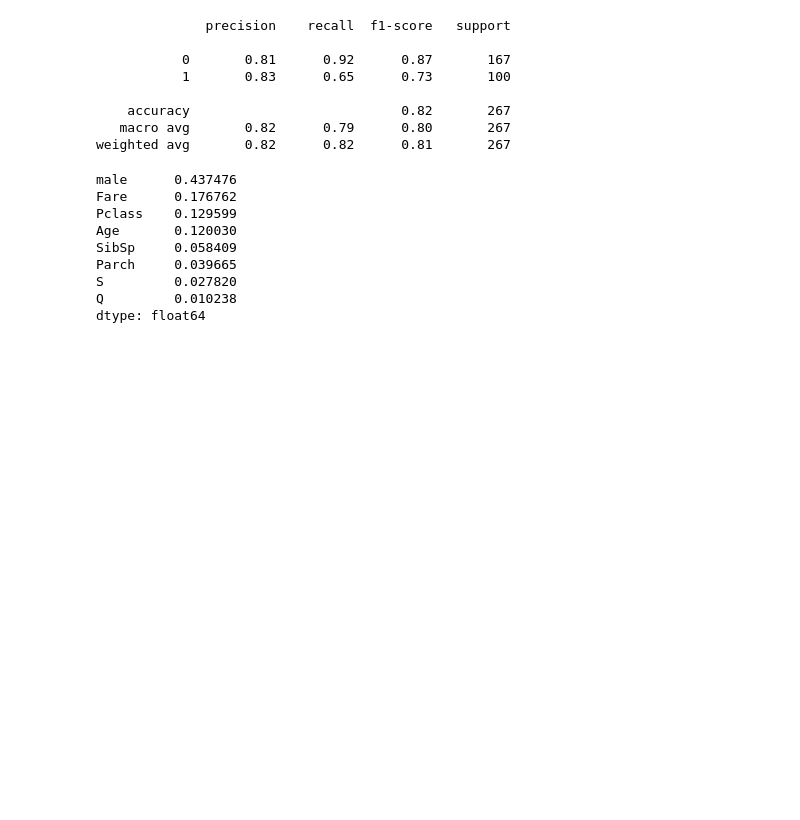
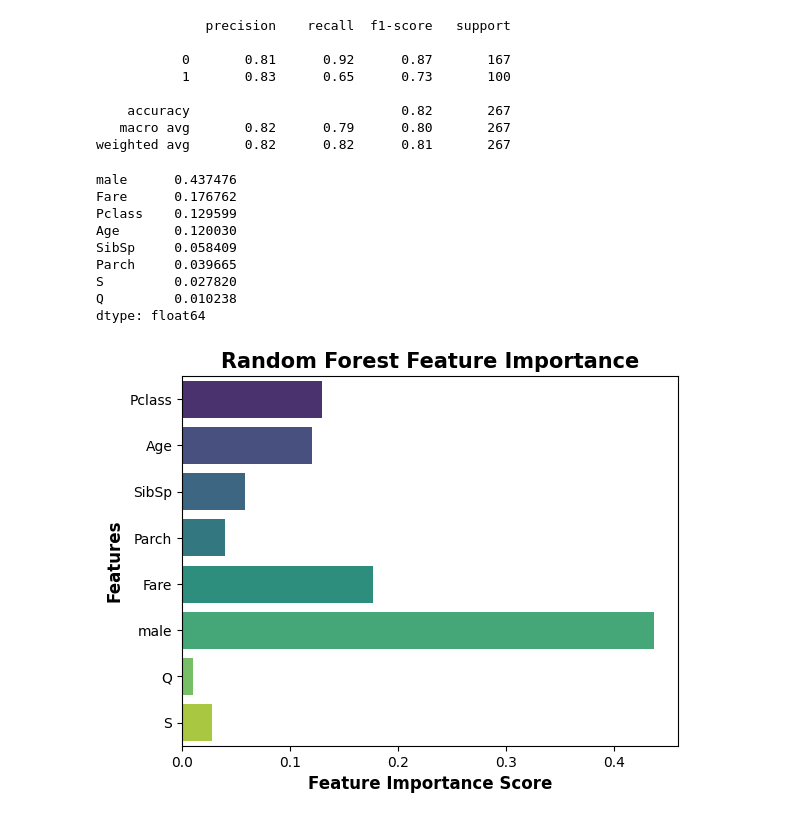
Before and after one commit to AryanGoyal17/Titanic-Survival-Prediction, a Jupyter notebook: notebooks/03_random_forest.ipynb, the cells around one changed output. Cells and saved outputs as stored; diff of their text form; code cells hidden in the pictures; blank space fills up the shorter version.

Commit message:
feat: Plotted a barplot to visualize the feature importance given by rf model

```diff
--- a/notebooks/03_random_forest.ipynb
+++ b/notebooks/03_random_forest.ipynb
@@ -83,3 +83,15 @@ Q         0.010238
 dtype: float64
 # %%
 # Gender -- was given the highest importance while training, while the embarked feature had the least importance
+# %%
+import matplotlib.pyplot as plt
+import seaborn as sns
+
+sns.barplot(x= feature_imp, y = feature_imp.index, hue = feature_imp.index, palette= 'viridis', legend= False)
+plt.xlabel('Feature Importance Score', fontsize= 12, fontweight= 'bold')
+plt.ylabel('Features', fontsize= 12, fontweight= 'bold')
+plt.title('Random Forest Feature Importance', fontsize= 15, fontweight= 'bold')
+
+plt.show()
+# %% [output]
+[figure, added]
```
